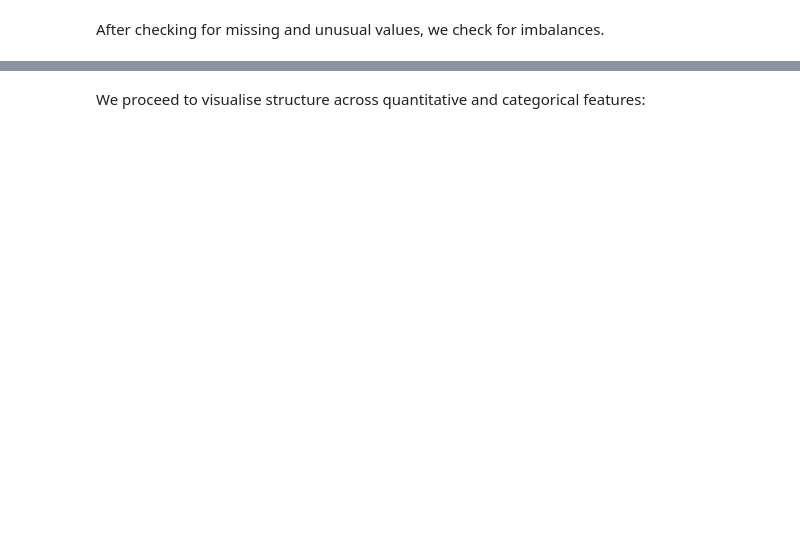
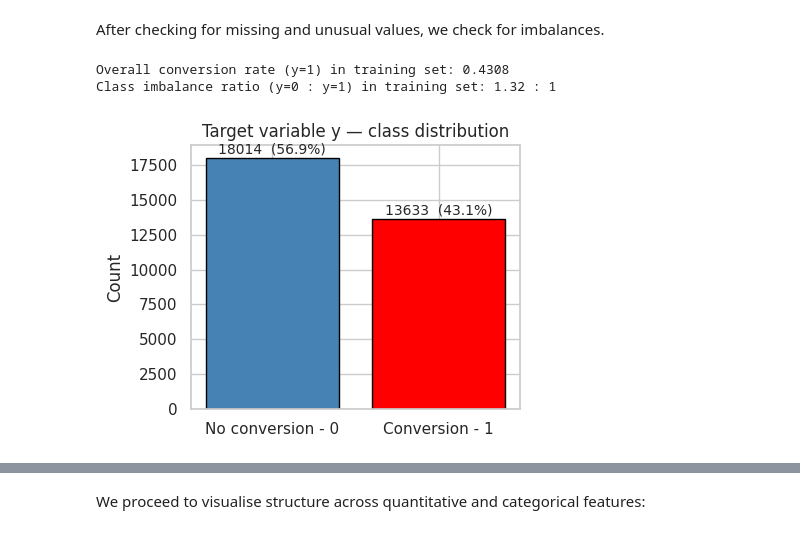
Before and after one commit to graham-dib/MLDS, a Jupyter notebook: SL/SL_A1_report.ipynb, the cells around one changed output, grey strips where cells are left out. Saved outputs shown, nothing was run; the diff lists cells and outputs as text; code cells hidden in the pictures; blank space fills up the shorter version.

```diff
--- a/SL/SL_A1_report.ipynb
+++ b/SL/SL_A1_report.ipynb
@@ -7,2 +40,6 @@ import numpy as npimport pandas as pdimport matplotlib.pyplot as pltimport seabo
 # %%
-train = pd.read_csv('train.csv')test  = pd.read_csv('test.csv')print(f"Training set : {train.shape[0]} rows, {train.shape[1]} columns")print(f"Test set     : {test.shape[0]} rows, {test.shape[1]} columns")train.head()
+train = pd.read_csv('train.csv')
+test  = pd.read_csv('test.csv')
+print(f"Training set : {train.shape[0]} rows, {train.shape[1]} columns")
+print(f"Test set     : {test.shape[0]} rows, {test.shape[1]} columns")
+train.head()
@@ -19,5 +125,23 @@ print("'unknown' counts per categorical column:")for x in ['job', 'education', '
 # %% [markdown]
 After checking for missing and unusual values, we check for imbalances.
 # %%
-rate = train['y'].mean()print(f"Overall conversion rate (y=1) in training set: {rate:.4f}")ratio = (train['y'] == 0).sum() / (train['y'] == 1).sum()print(f"Class imbalance ratio (y=0 : y=1) in training set: {ratio:.2f} : 1")fig, ax = plt.subplots(figsize=(4.5, 3.5))counts = train['y'].value_counts().sort_index()bars = ax.bar(['No conversion - 0', 'Conversion - 1'], counts.values,              color=['steelblue', 'red'], edgecolor='black')for i, v in enumerate(counts.values):    ax.text(i, v + 300, f"{v}  ({100*v/len(train):.1f}%)", ha='center', fontsize=10)ax.set_ylabel('Count')ax.set_title('Target variable y — class distribution')plt.tight_layout()plt.show()
+rate = train['y'].mean()
+print(f"Overall conversion rate (y=1) in training set: {rate:.4f}")
+ratio = (train['y'] == 0).sum() / (train['y'] == 1).sum()
+print(f"Class imbalance ratio (y=0 : y=1) in training set: {ratio:.2f} : 1")
+
+fig, ax = plt.subplots(figsize=(4.5, 3.5))
+counts = train['y'].value_counts().sort_index()
+bars = ax.bar(['No conversion - 0', 'Conversion - 1'], counts.values,
+              color=['steelblue', 'red'], edgecolor='black')
+for i, v in enumerate(counts.values):
+    ax.text(i, v + 300, f"{v}  ({100*v/len(train):.1f}%)", ha='center', fontsize=10)
+ax.set_ylabel('Count')
+ax.set_title('Target variable y — class distribution')
+plt.tight_layout()
+plt.show()
+# %% [output]
+Overall conversion rate (y=1) in training set: 0.4308
+Class imbalance ratio (y=0 : y=1) in training set: 1.32 : 1
+[figure, added]
 # %% [markdown]
```
Also changed, not shown: parts of 27 cells of this notebook, 14 other files.
